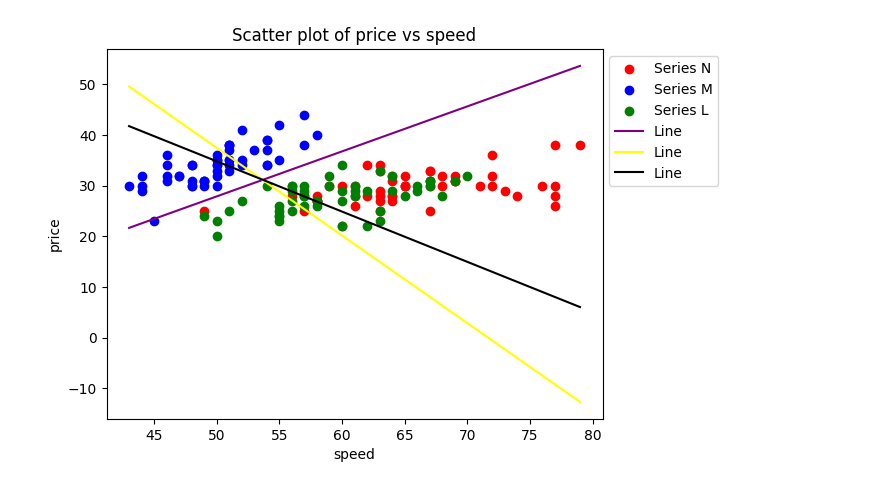
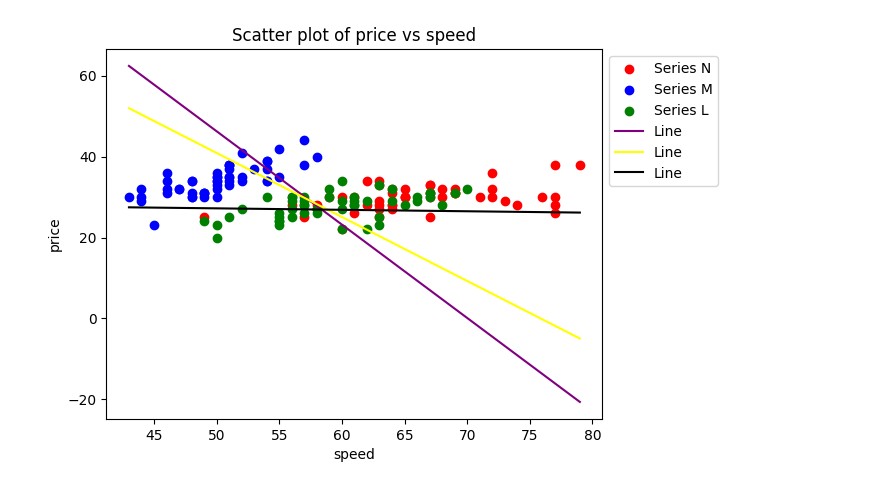
Before and after one commit to Aditya-Y-29/ML-Assignments, a Jupyter notebook: Assignment-2/Task2.ipynb, the cells around one changed output. Cells and saved outputs as stored; diff of their text form; code cells hidden in the pictures.

```diff
--- a/Assignment-2/Task2.ipynb
+++ b/Assignment-2/Task2.ipynb
@@ -117,41 +120,33 @@ No artists with labels found to put in legend.  Note that artists whose label st
 # %%
 # Finding the equation of hyperplane
 X = np.array(df[['speed', 'price']].values.tolist())
-C = 0.01
-
-
-
+C = 10
 
 y_m = np.array(df['Model'].replace('Series M', '1').replace('Series N', '-1').replace('Series L', '-1').values.tolist(), dtype=np.float64)
 y_n = np.array(df['Model'].replace('Series M', '-1').replace('Series N', '1').replace('Series L', '-1').values.tolist(), dtype=np.float64)
 y_l = np.array(df['Model'].replace('Series M', '-1').replace('Series N', '-1').replace('Series L', '1').values.tolist(), dtype=np.float64)
 weight_vector_m, intercept_m, support_vectors = get_svm_weight_vector_and_intercept(X, y_m, C)
 weight_vector_n, intercept_n, support_vectors = get_svm_weight_vector_and_intercept(X, y_n, C)
 weight_vector_l, intercept_l, support_vectors = get_svm_weight_vector_and_intercept(X, y_l, C)
 
 x_column = 'speed'
 y_column = 'price'
 dataframe = df
 plt.scatter(dataframe[dataframe['Model'] == 'Series N'][x_column], dataframe[dataframe['Model'] == 'Series N'][y_column], c='red', label='Series N')
 plt.scatter(dataframe[dataframe['Model'] == 'Series M'][x_column], dataframe[dataframe['Model'] == 'Series M'][y_column], c='blue', label='Series M')
 plt.scatter(dataframe[dataframe['Model'] == 'Series L'][x_column], dataframe[dataframe['Model'] == 'Series L'][y_column], c='green', label='Series L')
 x_values = dataframe[x_column].values.tolist()
 line_x = np.linspace(min(x_values), max(x_values), 100)
 line_y_m = - (weight_vector_m[0] * line_x + intercept_m) / weight_vector_m[1]
 line_y_n = - (weight_vector_n[0] * line_x + intercept_n) / weight_vector_n[1]
 line_y_l = - (weight_vector_l[0] * line_x + intercept_l) / weight_vector_l[1]
 plt.plot(line_x, line_y_m, color='purple', label='Line')
 plt.plot(line_x, line_y_n, color='yellow', label='Line')
 plt.plot(line_x, line_y_l, color='black', label='Line')
 plt.xlabel(x_column)
 plt.ylabel(y_column)
 plt.title(f"Scatter plot of {y_column} vs {x_column}")
 plt.legend(loc='upper left', bbox_to_anchor=(1.0, 1.0))
 plt.show()
-
-# plot_data_with_line(df, 'speed', 'price', 'Model', weight_vector_m, intercept_m)
-# plot_data_with_line(df, 'speed', 'price', 'Model', weight_vector_l, intercept_l)
-
-# plot_data_with_line(df, 'speed', 'price', 'Model', weight_vector_n, intercept_n)
 # %% [output]
-[figure, old version]
+[figure, new version]
```
Also changed, not shown: parts of 2 cells of this notebook.
